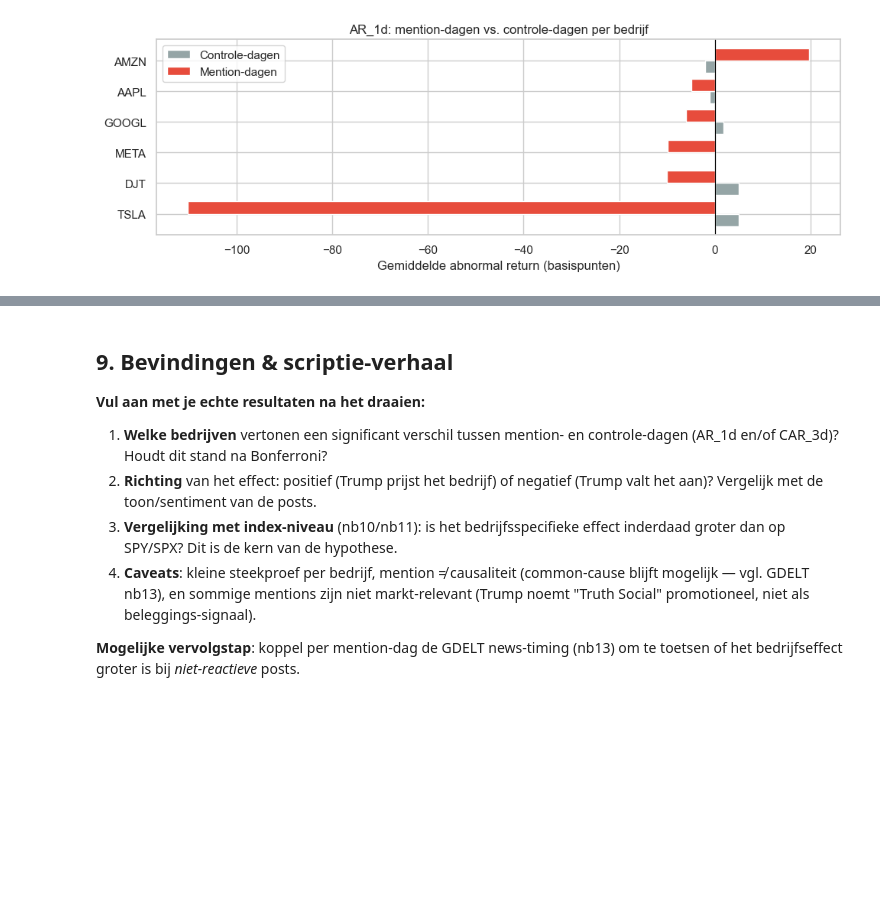
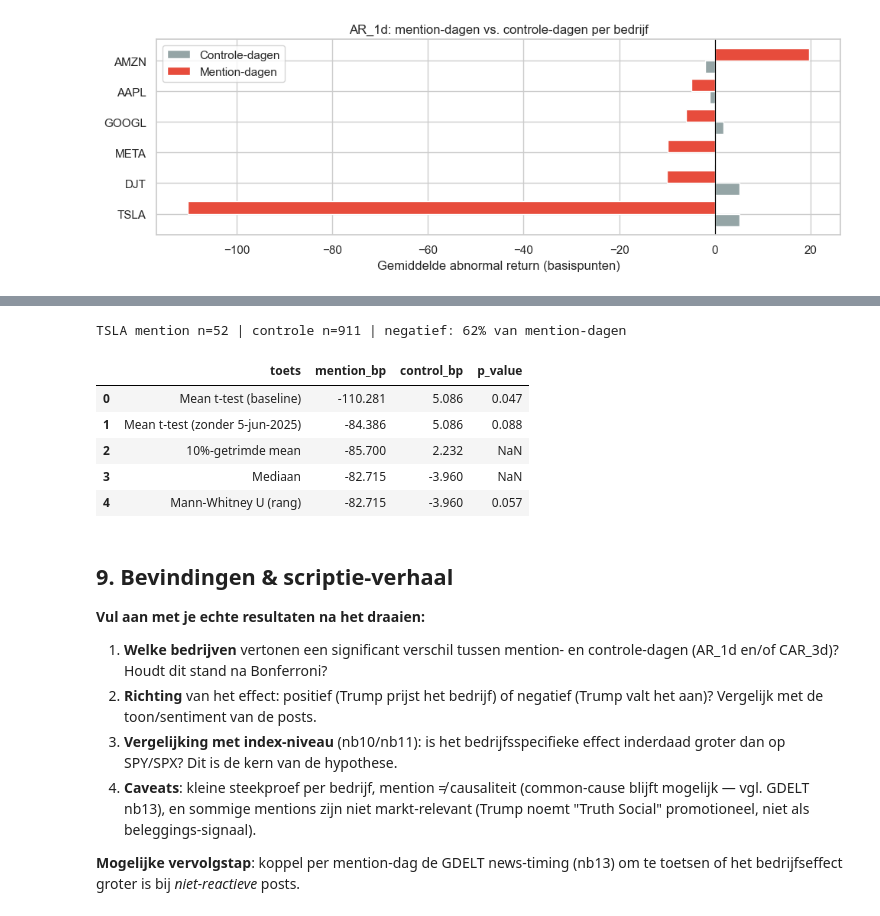
Before and after one commit to QuintenFritz/truthsocial-marketimpact, a Jupyter notebook: notebooks/14_individual_stocks_event_study.ipynb, the cells around one changed output, grey strips where cells are left out. Saved outputs shown, nothing was run; the diff lists cells and outputs as text; code cells hidden in the pictures; blank space fills up the shorter version.

```diff
--- a/notebooks/14_individual_stocks_event_study.ipynb
+++ b/notebooks/14_individual_stocks_event_study.ipynb
@@ -400,3 +499,38 @@ else:
+# %%
+from scipy.stats import mannwhitneyu, trim_mean
+
+TKR = "TSLA"
+t = event_detail[TKR].dropna(subset=["ar"])
+m = t[t["is_mention"]]["ar"]
+c = t[~t["is_mention"]]["ar"]
+
+# 1) Mann-Whitney U: rang-gebaseerd, immuun voor outliers
+u_stat, p_mw = mannwhitneyu(m, c, alternative="two-sided")
+
+# 2) 10%-getrimde mean: extreemste 10% aan beide kanten weggelaten
+trim_m, trim_c = trim_mean(m, 0.1) * 1e4, trim_mean(c, 0.1) * 1e4
+
+# 3) Mean-test zonder de zwaarste dag (5 juni 2025, Trump-Musk-breuk)
+m_no1 = m.drop(m.abs().idxmax())
+t_no1, p_no1 = stats.ttest_ind(m_no1, c, equal_var=False)
+
+robust_tests = pd.DataFrame([
+    {"toets": "Mean t-test (baseline)",        "mention_bp": m.mean()*1e4,   "control_bp": c.mean()*1e4,   "p_value": stats.ttest_ind(m, c, equal_var=False)[1]},
+    {"toets": "Mean t-test (zonder 5-jun-2025)","mention_bp": m_no1.mean()*1e4,"control_bp": c.mean()*1e4,  "p_value": p_no1},
+    {"toets": "10%-getrimde mean",             "mention_bp": trim_m,         "control_bp": trim_c,         "p_value": float("nan")},
+    {"toets": "Mediaan",                       "mention_bp": m.median()*1e4, "control_bp": c.median()*1e4, "p_value": float("nan")},
+    {"toets": "Mann-Whitney U (rang)",         "mention_bp": m.median()*1e4, "control_bp": c.median()*1e4, "p_value": p_mw},
+])
+print(f"TSLA mention n={len(m)} | controle n={len(c)} | negatief: {(m<0).mean()*100:.0f}% van mention-dagen")
+robust_tests.round(3)
+# %% [output]
+TSLA mention n=52 | controle n=911 | negatief: 62% van mention-dagen
+|  | toets | mention_bp | control_bp | p_value |
+| 0 | Mean t-test (baseline) | -110.281 | 5.086 | 0.047 |
+| 1 | Mean t-test (zonder 5-jun-2025) | -84.386 | 5.086 | 0.088 |
+| 2 | 10%-getrimde mean | -85.700 | 2.232 | NaN |
+| 3 | Mediaan | -82.715 | -3.960 | NaN |
+| 4 | Mann-Whitney U (rang) | -82.715 | -3.960 | 0.057 |
 # %% [markdown]
 ## 9. Bevindingen & scriptie-verhaal
 
```
Also changed, not shown: parts of 9 cells of this notebook, 9 other files.
